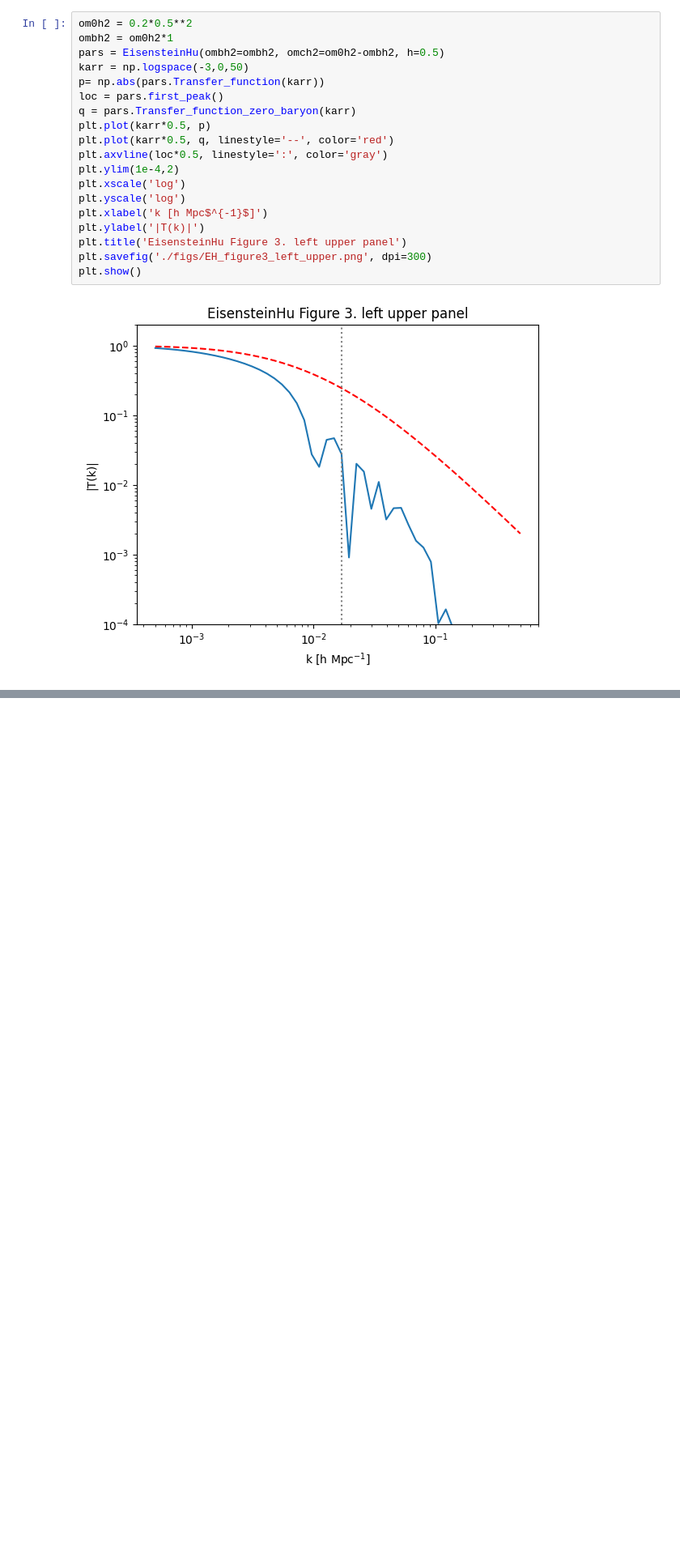
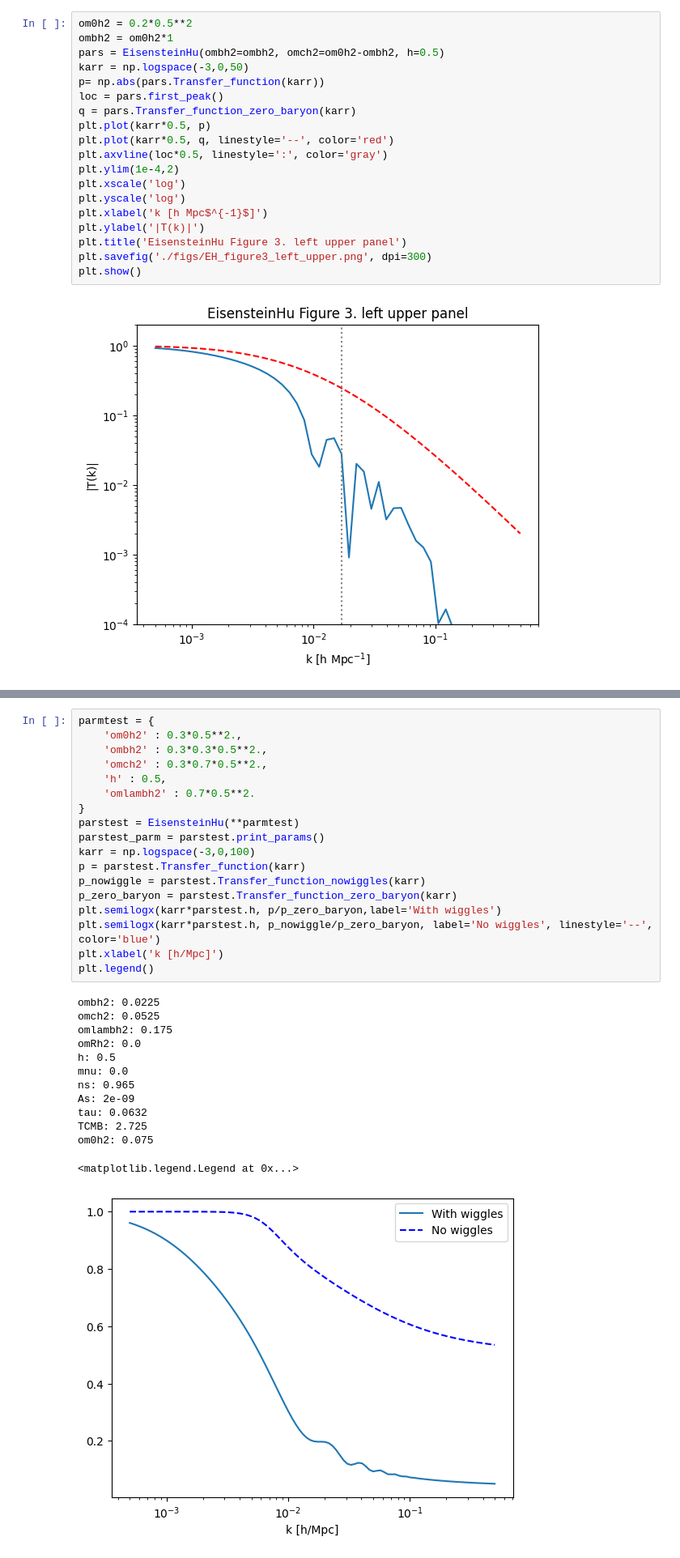
Before and after one commit to john1256/KASI_Ms, a Jupyter notebook: 2025/Field_research_2/Powerspec_devel.ipynb, the cells around one changed output, grey strips where cells are left out. Shown at 81% size. Cells and saved outputs as stored; diff of their text form; blank space fills up the shorter version.

```diff
--- a/2025/Field_research_2/Powerspec_devel.ipynb
+++ b/2025/Field_research_2/Powerspec_devel.ipynb
@@ -71,0 +64,32 @@ plt.show()
+# %%
+parmtest = {
+    'om0h2' : 0.3*0.5**2.,
+    'ombh2' : 0.3*0.3*0.5**2.,
+    'omch2' : 0.3*0.7*0.5**2.,
+    'h' : 0.5,
+    'omlambh2' : 0.7*0.5**2.
+}
+parstest = EisensteinHu(**parmtest)
+parstest_parm = parstest.print_params()
+karr = np.logspace(-3,0,100)
+p = parstest.Transfer_function(karr)
+p_nowiggle = parstest.Transfer_function_nowiggles(karr)
+p_zero_baryon = parstest.Transfer_function_zero_baryon(karr)
+plt.semilogx(karr*parstest.h, p/p_zero_baryon,label='With wiggles')
+plt.semilogx(karr*parstest.h, p_nowiggle/p_zero_baryon, label='No wiggles', linestyle='--', color='blue')
+plt.xlabel('k [h/Mpc]')
+plt.legend()
+# %% [output]
+ombh2: 0.0225
+omch2: 0.0525
+omlambh2: 0.175
+omRh2: 0.0
+h: 0.5
+mnu: 0.0
+ns: 0.965
+As: 2e-09
+tau: 0.0632
+TCMB: 2.725
+om0h2: 0.075
+<matplotlib.legend.Legend at 0x...>
+[figure, added]
```
Also changed, not shown: parts of 12 cells of this notebook, 6 other files.
